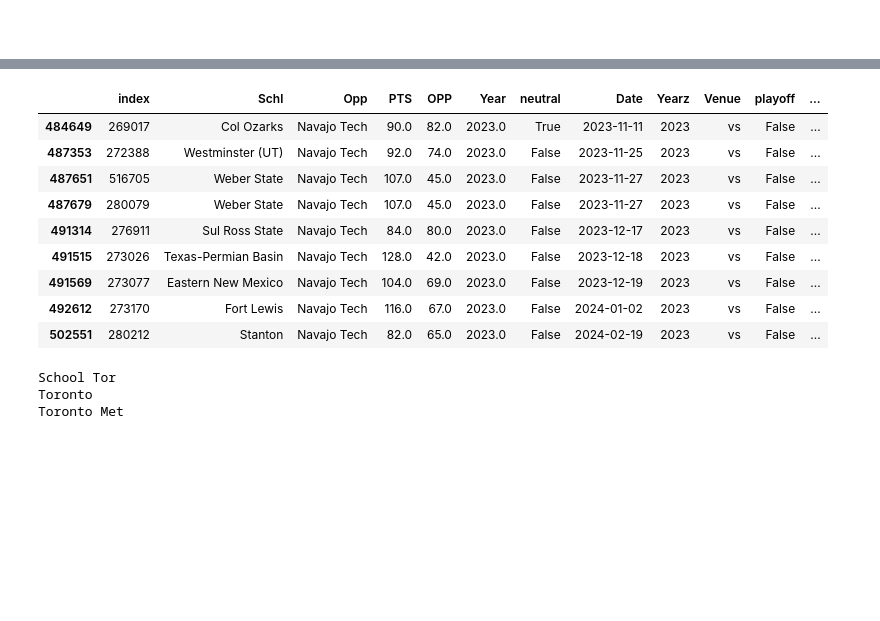
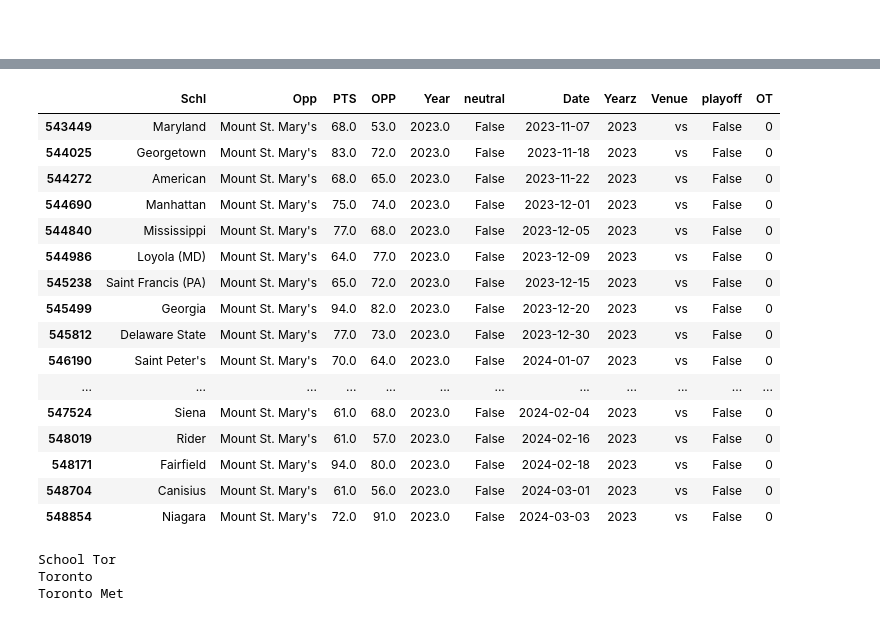
Before and after one commit to easella/ncaabelos, a Jupyter notebook: ncaab-for-free.ipynb, the cells around one changed output, grey strips where cells are left out. Saved outputs shown, nothing was run; the diff lists cells and outputs as text; code cells hidden in the pictures; blank space fills up the shorter version.

```diff
--- a/ncaab-for-free.ipynb
+++ b/ncaab-for-free.ipynb
@@ -2554,19 +2615,25 @@ print("</div>")
-# %%
-df22.drop_duplicates()
-df222=df22.reset_index()
-qa=df222[df222.Opp=='Navajo Tech']
-qa[qa.Year==2023]
-# %% [output]
-|  | index | Schl | Opp | PTS | OPP | Year | neutral | Date | Yearz | Venue | playoff | ... |
-| 484649 | 269017 | Col Ozarks | Navajo Tech | 90.0 | 82.0 | 2023.0 | True | 2023-11-11 | 2023 | vs | False | ... |
-| 487353 | 272388 | Westminster (UT) | Navajo Tech | 92.0 | 74.0 | 2023.0 | False | 2023-11-25 | 2023 | vs | False | ... |
-| 487651 | 516705 | Weber State | Navajo Tech | 107.0 | 45.0 | 2023.0 | False | 2023-11-27 | 2023 | vs | False | ... |
-| 487679 | 280079 | Weber State | Navajo Tech | 107.0 | 45.0 | 2023.0 | False | 2023-11-27 | 2023 | vs | False | ... |
-| 491314 | 276911 | Sul Ross State | Navajo Tech | 84.0 | 80.0 | 2023.0 | False | 2023-12-17 | 2023 | vs | False | ... |
-| 491515 | 273026 | Texas-Permian Basin | Navajo Tech | 128.0 | 42.0 | 2023.0 | False | 2023-12-18 | 2023 | vs | False | ... |
-| 491569 | 273077 | Eastern New Mexico | Navajo Tech | 104.0 | 69.0 | 2023.0 | False | 2023-12-19 | 2023 | vs | False | ... |
-| 492612 | 273170 | Fort Lewis | Navajo Tech | 116.0 | 67.0 | 2023.0 | False | 2024-01-02 | 2023 | vs | False | ... |
-| 502551 | 280212 | Stanton | Navajo Tech | 82.0 | 65.0 | 2023.0 | False | 2024-02-19 | 2023 | vs | False | ... |
+# %%
+df22=df22.replace("Mount State. Mary's","Mount St. Mary's")
+qa=df22[df22.Opp=="Mount St. Mary's"]
+qa[qa.Year==2023]
+# %% [output]
+|  | Schl | Opp | PTS | OPP | Year | neutral | Date | Yearz | Venue | playoff | OT |
+| 543449 | Maryland | Mount St. Mary's | 68.0 | 53.0 | 2023.0 | False | 2023-11-07 | 2023 | vs | False | 0 |
+| 544025 | Georgetown | Mount St. Mary's | 83.0 | 72.0 | 2023.0 | False | 2023-11-18 | 2023 | vs | False | 0 |
+| 544272 | American | Mount St. Mary's | 68.0 | 65.0 | 2023.0 | False | 2023-11-22 | 2023 | vs | False | 0 |
+| 544690 | Manhattan | Mount St. Mary's | 75.0 | 74.0 | 2023.0 | False | 2023-12-01 | 2023 | vs | False | 0 |
+| 544840 | Mississippi | Mount St. Mary's | 77.0 | 68.0 | 2023.0 | False | 2023-12-05 | 2023 | vs | False | 0 |
+| 544986 | Loyola (MD) | Mount St. Mary's | 64.0 | 77.0 | 2023.0 | False | 2023-12-09 | 2023 | vs | False | 0 |
+| 545238 | Saint Francis (PA) | Mount St. Mary's | 65.0 | 72.0 | 2023.0 | False | 2023-12-15 | 2023 | vs | False | 0 |
+| 545499 | Georgia | Mount St. Mary's | 94.0 | 82.0 | 2023.0 | False | 2023-12-20 | 2023 | vs | False | 0 |
+| 545812 | Delaware State | Mount St. Mary's | 77.0 | 73.0 | 2023.0 | False | 2023-12-30 | 2023 | vs | False | 0 |
+| 546190 | Saint Peter's | Mount St. Mary's | 70.0 | 64.0 | 2023.0 | False | 2024-01-07 | 2023 | vs | False | 0 |
+| ... | ... | ... | ... | ... | ... | ... | ... | ... | ... | ... | ... |
+| 547524 | Siena | Mount St. Mary's | 61.0 | 68.0 | 2023.0 | False | 2024-02-04 | 2023 | vs | False | 0 |
+| 548019 | Rider | Mount St. Mary's | 61.0 | 57.0 | 2023.0 | False | 2024-02-16 | 2023 | vs | False | 0 |
+| 548171 | Fairfield | Mount St. Mary's | 94.0 | 80.0 | 2023.0 | False | 2024-02-18 | 2023 | vs | False | 0 |
+| 548704 | Canisius | Mount St. Mary's | 61.0 | 56.0 | 2023.0 | False | 2024-03-01 | 2023 | vs | False | 0 |
+| 548854 | Niagara | Mount St. Mary's | 72.0 | 91.0 | 2023.0 | False | 2024-03-03 | 2023 | vs | False | 0 |
 # %%
 df22
 # %%
```
Also changed, not shown: parts of 8 cells of this notebook.
